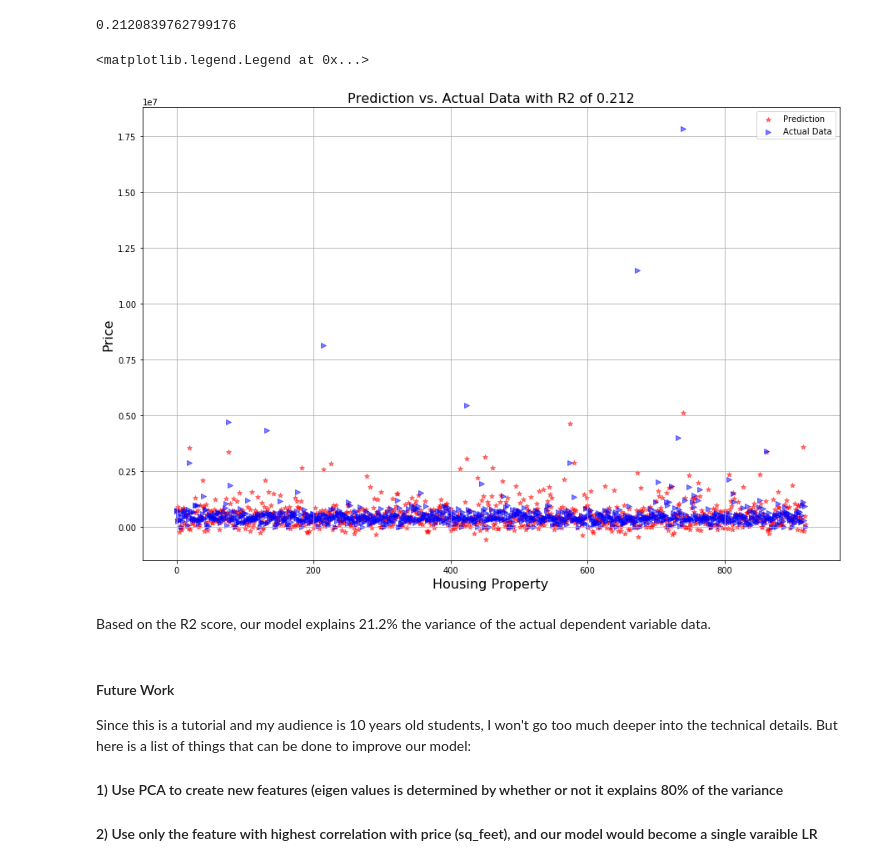
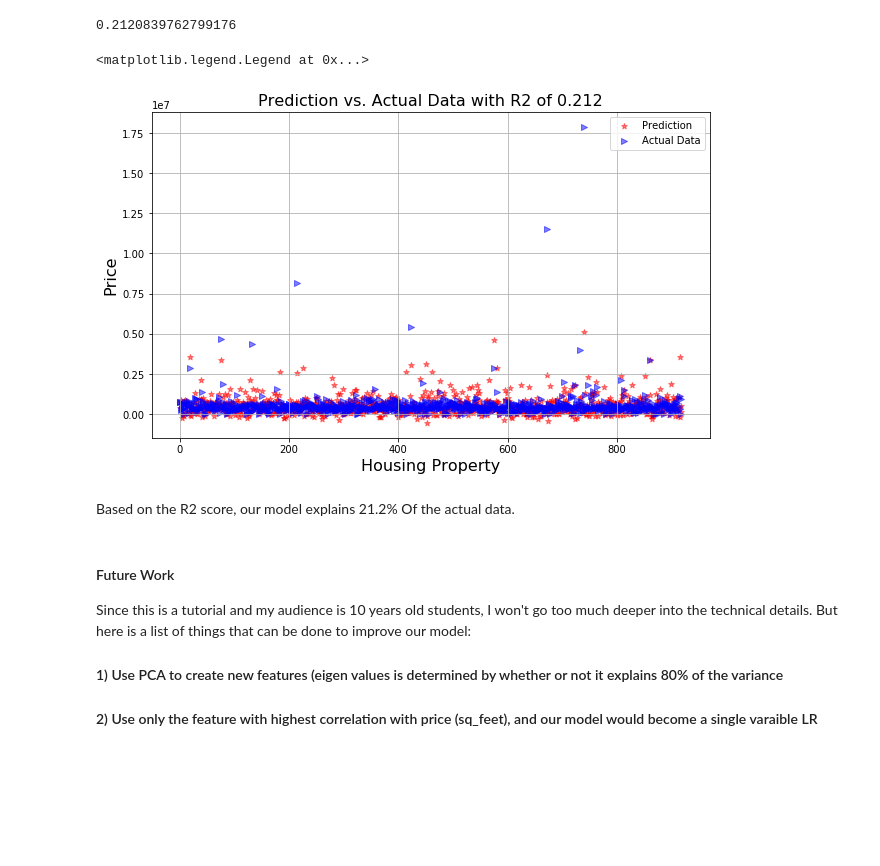
Before and after one commit to boringPpl/Notes, a Jupyter notebook: HasBrain Interview Project.ipynb, the cells around one changed output. Saved outputs shown, nothing was run; the diff lists cells and outputs as text; code cells hidden in the pictures; blank space fills up the shorter version.

```diff
--- a/HasBrain Interview Project.ipynb
+++ b/HasBrain Interview Project.ipynb
@@ -214,21 +214,21 @@ reg.score(x_test, y_test)
 # %% [output]
 0.2120839762799176
 # %%
-plt.figure(figsize=(15,10))
+plt.figure(figsize=(10,6))
 plt.grid(b=True)
 plt.xlabel('Housing Property', fontsize=16)
 plt.ylabel('Price', fontsize=16)
 plt.title('Prediction vs. Actual Data with R2 of 0.212', fontsize=16)
 # plot the prediction
 plt.scatter(range(len(pred)), pred, marker = '*', alpha = 0.5, color='red', label='Prediction')
 # plot the actual data
 plt.scatter(range(len(pred)), y_test, marker = '>', alpha = 0.5, color='blue', label='Actual Data')
 plt.legend(loc='best')
 # %% [output]
 <matplotlib.legend.Legend at 0x...>
-[figure, old version]
+[figure, new version]
 # %% [markdown]
-Based on the R2 score, our model explains 21.2% the variance of the actual dependent variable data.
+Based on the R2 score, our model explains 21.2% Of the actual data.
 # %% [markdown]
 #### Future Work
 Since this is a tutorial and my audience is 10 years old students, I won't go too much deeper into the technical details. But here is a list of things that can be done to improve our model:
```
Also changed, not shown: parts of 29 cells of this notebook.
